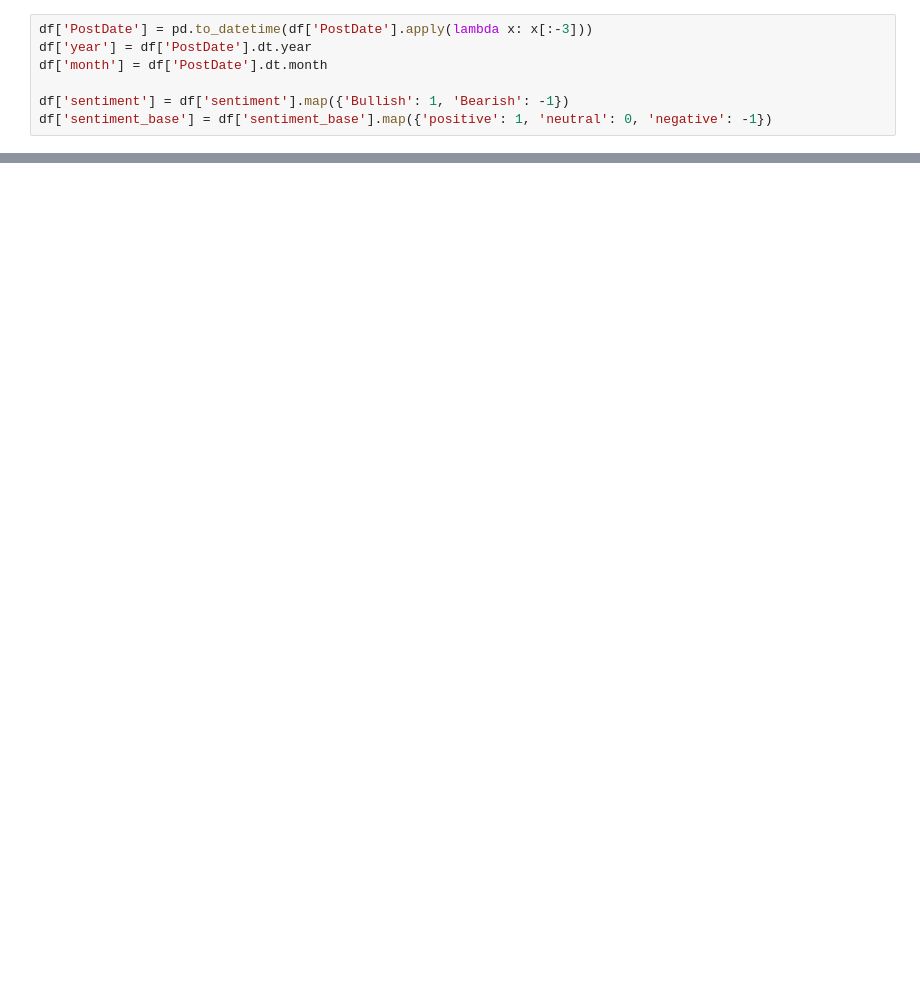
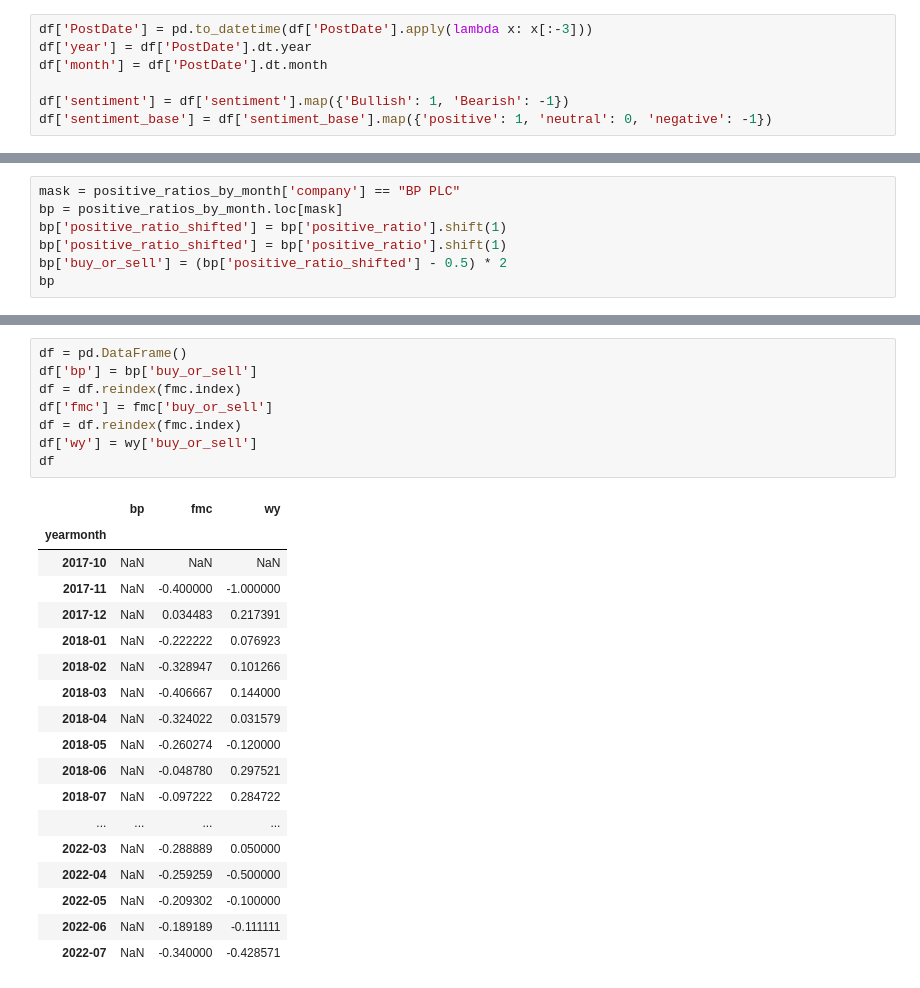
Before and after one commit to Pse1234/sentimental-analysis-energy-stocks, a Jupyter notebook: src/model/asdf.ipynb, the cells around one changed output, grey strips where cells are left out. Drawn from its saved outputs; the diff is of its cells as text; blank space fills up the shorter version.

```diff
--- a/src/model/asdf.ipynb
+++ b/src/model/asdf.ipynb
@@ -103,0 +36,7 @@ print("Positive tweets with sentiment_base 1 in September 2022:", positive_tweet
+# %%
+mask = positive_ratios_by_month['company'] == "BP PLC"
+bp = positive_ratios_by_month.loc[mask]
+bp['positive_ratio_shifted'] = bp['positive_ratio'].shift(1)
+bp['positive_ratio_shifted'] = bp['positive_ratio'].shift(1)
+bp['buy_or_sell'] = (bp['positive_ratio_shifted'] - 0.5) * 2
+bp
@@ -103,0 +146,27 @@ print("Positive tweets with sentiment_base 1 in September 2022:", positive_tweet
+# %%
+df = pd.DataFrame()
+df['bp'] = bp['buy_or_sell']
+df = df.reindex(fmc.index)
+df['fmc'] = fmc['buy_or_sell']
+df = df.reindex(fmc.index)
+df['wy'] = wy['buy_or_sell']
+df
+# %% [output]
+|  | bp | fmc | wy |
+| yearmonth |  |  |  |
+| 2017-10 | NaN | NaN | NaN |
+| 2017-11 | NaN | -0.400000 | -1.000000 |
+| 2017-12 | NaN | 0.034483 | 0.217391 |
+| 2018-01 | NaN | -0.222222 | 0.076923 |
+| 2018-02 | NaN | -0.328947 | 0.101266 |
+| 2018-03 | NaN | -0.406667 | 0.144000 |
+| 2018-04 | NaN | -0.324022 | 0.031579 |
+| 2018-05 | NaN | -0.260274 | -0.120000 |
+| 2018-06 | NaN | -0.048780 | 0.297521 |
+| 2018-07 | NaN | -0.097222 | 0.284722 |
+| ... | ... | ... | ... |
+| 2022-03 | NaN | -0.288889 | 0.050000 |
+| 2022-04 | NaN | -0.259259 | -0.500000 |
+| 2022-05 | NaN | -0.209302 | -0.100000 |
+| 2022-06 | NaN | -0.189189 | -0.111111 |
+| 2022-07 | NaN | -0.340000 | -0.428571 |
```
Also changed, not shown: parts of 15 cells of this notebook.
